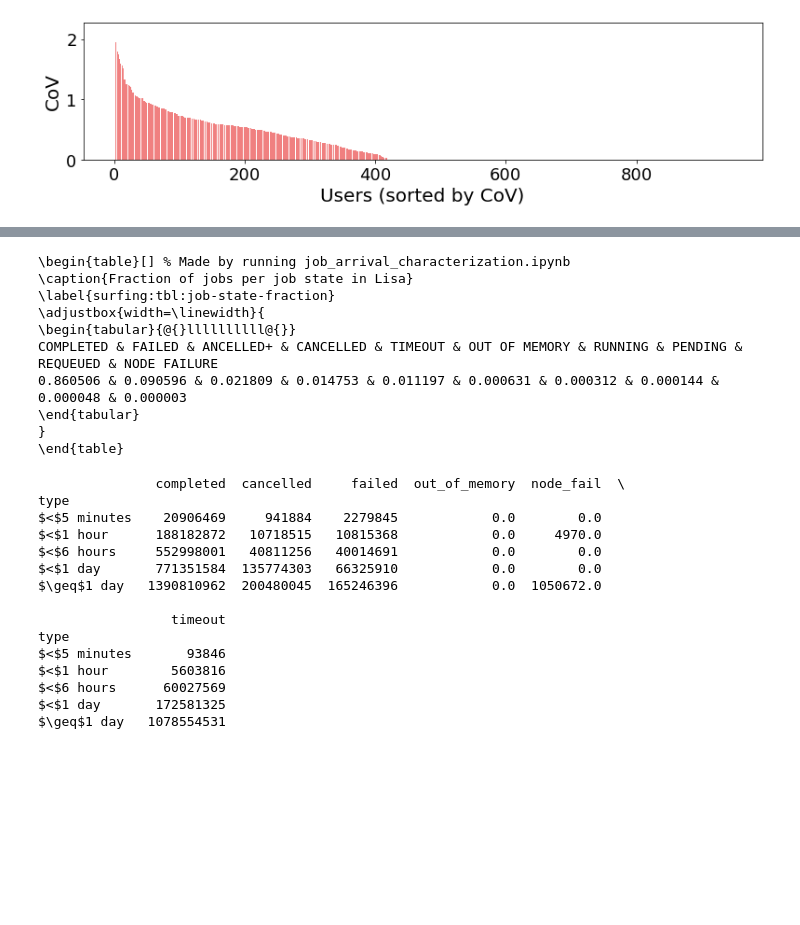
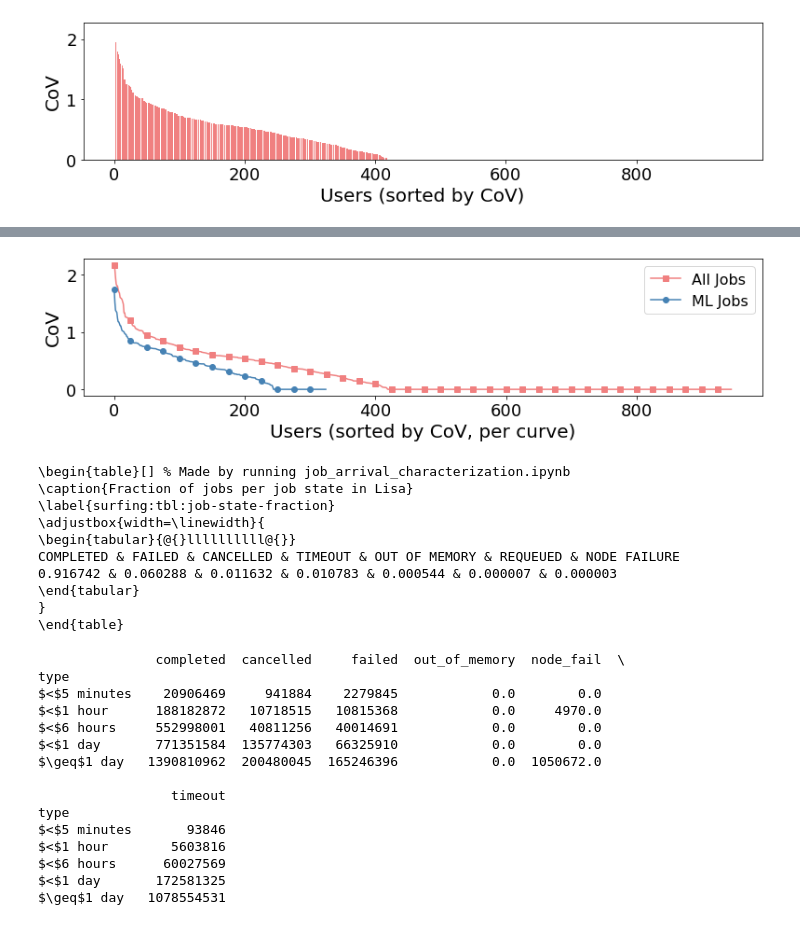
Before and after one commit to sara-nl/SURFace, a Jupyter notebook: job_arrival_characterization.ipynb, the cells around one changed output, grey strips where cells are left out. Saved outputs shown, nothing was run; the diff lists cells and outputs as text; code cells hidden in the pictures; blank space fills up the shorter version.

```diff
--- a/job_arrival_characterization.ipynb
+++ b/job_arrival_characterization.ipynb
@@ -151,7 +280,47 @@ fig.savefig(f"cov_cpus_requested_per_user_{date_time}.pdf")
+# %%
+# This cell prints the (sorted) CoV in number of CPUs (cores) requested per user in general and for ML jobs in a curve plot
+
+# cpu_time_per_user = filtered_jobs.groupby("UID")["CPUTimeRAW"].sum()
+# data = cpu_time_per_user.sort_values(ascending=False).reset_index()
+
+data = filtered_jobs[["UID", "NCPUS"]].groupby(["UID"]).std() / filtered_jobs[["UID", "NCPUS"]].groupby(["UID"]).mean()
+data.sort_values("NCPUS", ascending=False, inplace=True)
+
+x_vals = np.arange(len(data))
+y_vals = data["NCPUS"]
+fig, ax = plt.subplots(figsize=(11,3))
+ax.plot(x_vals, y_vals, color="lightcoral", label="All Jobs", marker="s", markevery=25, markersize=6)
+
+data = filtered_jobs[filtered_jobs['is_gpu'] == True][["UID", "NCPUS"]].groupby(["UID"]).std() / filtered_jobs[filtered_jobs['is_gpu'] == True][["UID", "NCPUS"]].groupby(["UID"]).mean()
+data.sort_values("NCPUS", ascending=False, inplace=True)
+
+x_vals = np.arange(len(data))
+y_vals = data["NCPUS"]
+
+ax.plot(x_vals, y_vals, color="steelblue", label="ML Jobs", marker="o", markevery=25, markersize=6)
+
+ax.set_xlabel("Users (sorted by CoV, per curve)", fontsize=20)
+ax.set_ylabel("CoV", fontsize=20)
+ax.tick_params(axis='both', which='major', labelsize=18)
+ax.tick_params(axis='both', which='minor', labelsize=16)
+
+ax.legend(prop={"size": 16})
+
+# extraString = 'Markers are for visual guidance.'
+# handles, labels = ax.get_legend_handles_labels()
+# handles.append(mpatches.Patch(color='none', label=extraString))
+# ax.legend(handles=handles, prop={"size": 16})
+
+fig.tight_layout()
+
+date_time = datetime.now().strftime("%Y-%m-%d-%H-%M-%S")
+fig.savefig(f"cov_cpus_requested_per_user_line_{date_time}.pdf")
+# %% [output]
+[figure, added]
 # %%
 # This cell outputs the total fraction of jobs per state
 
-state_counts_fraction = jobdata["State"].value_counts() / len(jobdata)
+state_counts_fraction = filtered_jobs["State"].value_counts() / len(filtered_jobs)
 state_counts_fraction.rename({"OUT_OF_ME": "OUT OF MEMORY", "NODE_FAIL": "NODE FAILURE"}, inplace=True)
 
 print(r"""\begin{table}[] % Made by running job_arrival_characterization.ipynb
@@ -170,8 +339,8 @@ print(r"""\end{tabular}
 \label{surfing:tbl:job-state-fraction}
 \adjustbox{width=\linewidth}{
 \begin{tabular}{@{}llllllllll@{}}
-COMPLETED & FAILED & ANCELLED+ & CANCELLED & TIMEOUT & OUT OF MEMORY & RUNNING & PENDING & REQUEUED & NODE FAILURE
-0.860506 & 0.090596 & 0.021809 & 0.014753 & 0.011197 & 0.000631 & 0.000312 & 0.000144 & 0.000048 & 0.000003
+COMPLETED & FAILED & CANCELLED & TIMEOUT & OUT OF MEMORY & REQUEUED & NODE FAILURE
+0.916742 & 0.060288 & 0.011632 & 0.010783 & 0.000544 & 0.000007 & 0.000003
 \end{tabular}
 }
 \end{table}
```
Also changed, not shown: parts of 13 cells of this notebook, 8 other files.
